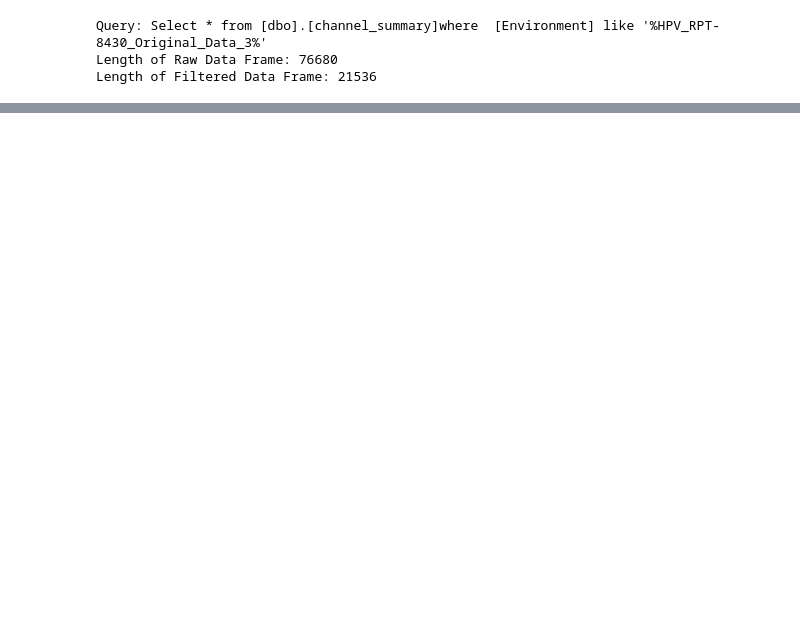
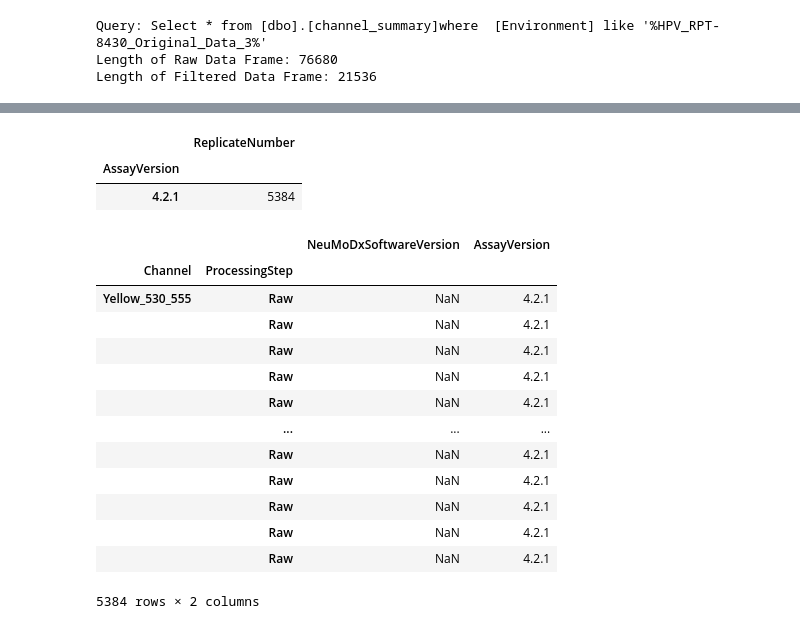
Before and after one commit to AaronRipleyQiagen/NMDX-Data-Analysis, a Jupyter notebook: RPT-8430_NeuMoDx _HPV_Assay_Technical_Evaluation_of_Fixed_Baseline_&_Spurious_Amplification_Frequency/Original_Final_Data_Merger.ipynb, the cells around one changed output, grey strips where cells are left out. Saved outputs shown, nothing was run; the diff lists cells and outputs as text; code cells hidden in the pictures; blank space fills up the shorter version.

```diff
--- a/RPT-8430_NeuMoDx _HPV_Assay_Technical_Evaluation_of_Fixed_Baseline_&_Spurious_Amplification_Frequency/Original_Final_Data_Merger.ipynb
+++ b/RPT-8430_NeuMoDx _HPV_Assay_Technical_Evaluation_of_Fixed_Baseline_&_Spurious_Amplification_Frequency/Original_Final_Data_Merger.ipynb
@@ -165,0 +185,2 @@ FinalData[~FinalData['Original N500 Serial Number'].isnull()].to_csv('RPT_8430_F
+# %%
+FinalData.set_index(['Channel', 'ProcessingStep'],inplace=True)
@@ -165,0 +249,6 @@ FinalData[~FinalData['Original N500 Serial Number'].isnull()].to_csv('RPT_8430_F
+# %%
+YellowRawData = checkCartridgeNeighbors(FinalData.loc[('Yellow_530_555','Raw'),:].sort_values(['Original Pcr Cartridge Barcode', 'Original Pcr Cartridge Lane']), cartridgeField='Original Pcr Cartridge Barcode', cartridgeLaneField='Original Pcr Cartridge Lane')
+# %%
+YellowRawData = checkCartridgeNeighbors(YellowRawData.sort_values(['Original Pcr Cartridge Barcode', 'Original Pcr Cartridge Lane']), cartridgeField='Original Pcr Cartridge Barcode', cartridgeLaneField='Original Pcr Cartridge Lane')
+# %%
+YellowRawData = YellowRawData[~YellowRawData['Original N500 Serial Number'].isnull()]
@@ -165,0 +266,23 @@ FinalData[~FinalData['Original N500 Serial Number'].isnull()].to_csv('RPT_8430_F
+# %%
+YellowRawData[['AssayVersion', 'ReplicateNumber']].groupby(['AssayVersion']).count().sort_index()
+# %% [output]
+|  | ReplicateNumber |
+| AssayVersion |  |
+| 4.2.1 | 5384 |
+# %%
+YellowRawData[['NeuMoDxSoftwareVersion', 'AssayVersion']]
+# %% [output]
+|  |  | NeuMoDxSoftwareVersion | AssayVersion |
+| Channel | ProcessingStep |  |  |
+| Yellow_530_555 | Raw | NaN | 4.2.1 |
+|  | Raw | NaN | 4.2.1 |
+|  | Raw | NaN | 4.2.1 |
+|  | Raw | NaN | 4.2.1 |
+|  | Raw | NaN | 4.2.1 |
+|  | ... | ... | ... |
+|  | Raw | NaN | 4.2.1 |
+|  | Raw | NaN | 4.2.1 |
+|  | Raw | NaN | 4.2.1 |
+|  | Raw | NaN | 4.2.1 |
+|  | Raw | NaN | 4.2.1 |
+5384 rows × 2 columns
```
Also changed, not shown: parts of 8 cells of this notebook.
